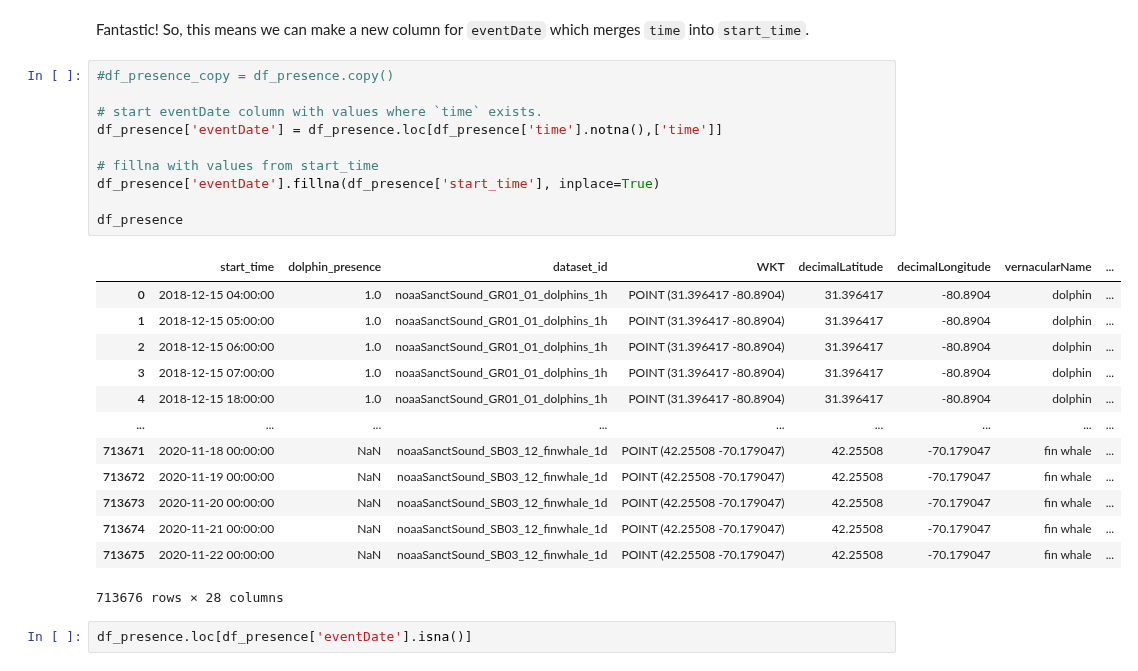
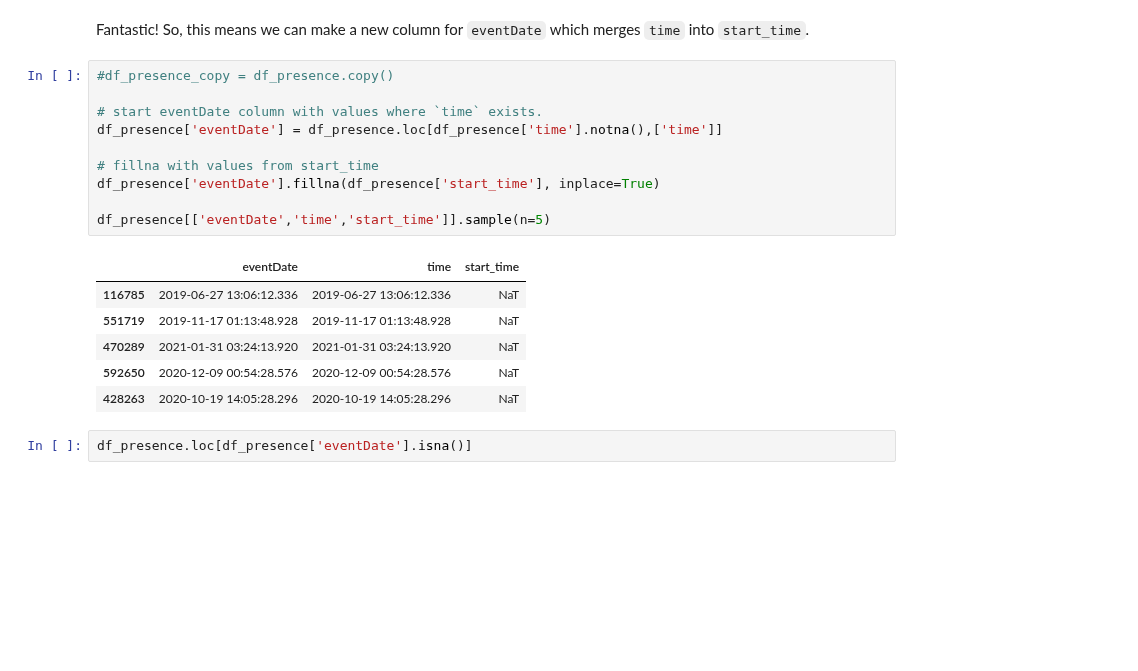
Before and after one commit to ioos/bio_data_guide, a Jupyter notebook: datasets/SanctSound/01_sound_production_to_presence.ipynb, the cells around one changed output. Drawn from its saved outputs; the diff is of its cells as text; blank space fills up the shorter version.

Commit message:
edits for sanctsound presentation

```diff
--- a/datasets/SanctSound/01_sound_production_to_presence.ipynb
+++ b/datasets/SanctSound/01_sound_production_to_presence.ipynb
@@ -1234,27 +246,20 @@ Fantastic! So, this means we can make a new column for `eventDate` which merges
 # %%
 #df_presence_copy = df_presence.copy()
 
 # start eventDate column with values where `time` exists.
 df_presence['eventDate'] = df_presence.loc[df_presence['time'].notna(),['time']]
 
 # fillna with values from start_time
 df_presence['eventDate'].fillna(df_presence['start_time'], inplace=True)
 
-df_presence
+df_presence[['eventDate','time','start_time']].sample(n=5)
 # %% [output]
-|  | start_time | dolphin_presence | dataset_id | WKT | decimalLatitude | decimalLongitude | vernacularName | ... |
-| 0 | 2018-12-15 04:00:00 | 1.0 | noaaSanctSound_GR01_01_dolphins_1h | POINT (31.396417 -80.8904) | 31.396417 | -80.8904 | dolphin | ... |
-| 1 | 2018-12-15 05:00:00 | 1.0 | noaaSanctSound_GR01_01_dolphins_1h | POINT (31.396417 -80.8904) | 31.396417 | -80.8904 | dolphin | ... |
-| 2 | 2018-12-15 06:00:00 | 1.0 | noaaSanctSound_GR01_01_dolphins_1h | POINT (31.396417 -80.8904) | 31.396417 | -80.8904 | dolphin | ... |
-| 3 | 2018-12-15 07:00:00 | 1.0 | noaaSanctSound_GR01_01_dolphins_1h | POINT (31.396417 -80.8904) | 31.396417 | -80.8904 | dolphin | ... |
-| 4 | 2018-12-15 18:00:00 | 1.0 | noaaSanctSound_GR01_01_dolphins_1h | POINT (31.396417 -80.8904) | 31.396417 | -80.8904 | dolphin | ... |
-| ... | ... | ... | ... | ... | ... | ... | ... | ... |
-| 713671 | 2020-11-18 00:00:00 | NaN | noaaSanctSound_SB03_12_finwhale_1d | POINT (42.25508 -70.179047) | 42.25508 | -70.179047 | fin whale | ... |
-| 713672 | 2020-11-19 00:00:00 | NaN | noaaSanctSound_SB03_12_finwhale_1d | POINT (42.25508 -70.179047) | 42.25508 | -70.179047 | fin whale | ... |
-| 713673 | 2020-11-20 00:00:00 | NaN | noaaSanctSound_SB03_12_finwhale_1d | POINT (42.25508 -70.179047) | 42.25508 | -70.179047 | fin whale | ... |
-| 713674 | 2020-11-21 00:00:00 | NaN | noaaSanctSound_SB03_12_finwhale_1d | POINT (42.25508 -70.179047) | 42.25508 | -70.179047 | fin whale | ... |
-| 713675 | 2020-11-22 00:00:00 | NaN | noaaSanctSound_SB03_12_finwhale_1d | POINT (42.25508 -70.179047) | 42.25508 | -70.179047 | fin whale | ... |
+|  | eventDate | time | start_time |
+| 116785 | 2019-06-27 13:06:12.336 | 2019-06-27 13:06:12.336 | NaT |
+| 551719 | 2019-11-17 01:13:48.928 | 2019-11-17 01:13:48.928 | NaT |
+| 470289 | 2021-01-31 03:24:13.920 | 2021-01-31 03:24:13.920 | NaT |
+| 592650 | 2020-12-09 00:54:28.576 | 2020-12-09 00:54:28.576 | NaT |
+| 428263 | 2020-10-19 14:05:28.296 | 2020-10-19 14:05:28.296 | NaT |
-713676 rows × 28 columns
 # %%
 df_presence.loc[df_presence['eventDate'].isna()]
 # %% [output]
```
Also changed, not shown: parts of 21 cells of this notebook, 7 other files.
